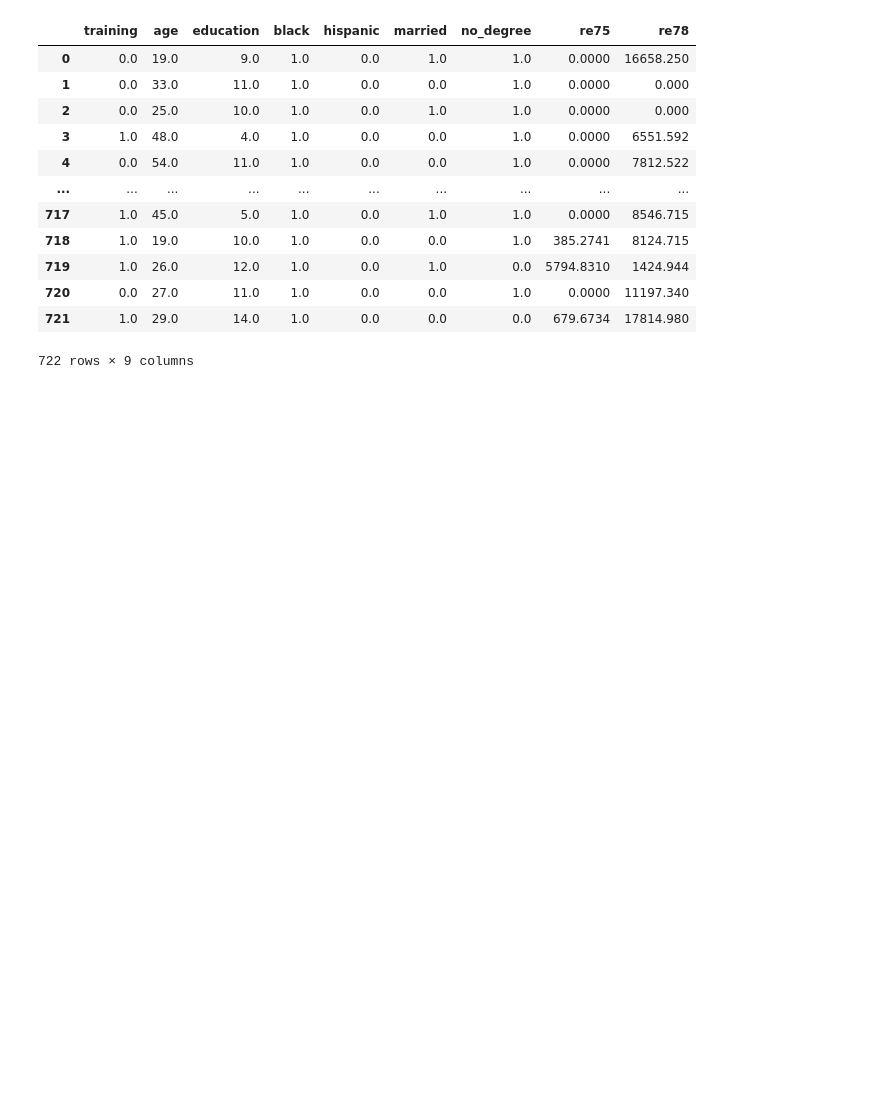
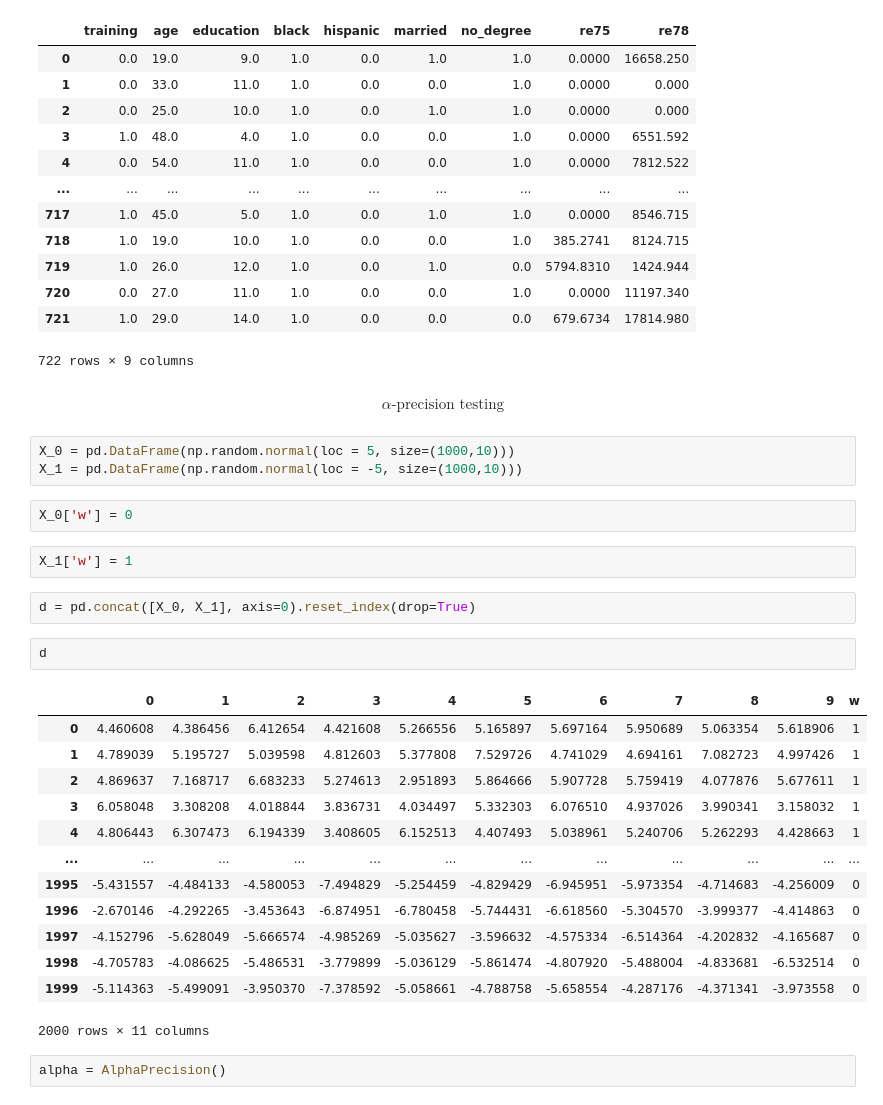
Before and after one commit to harrya32/causal_synthetic_data, a Jupyter notebook: Experiments/Experiments.ipynb, the cells around one changed output. Drawn from its saved outputs; the diff is of its cells as text; blank space fills up the shorter version.

Commit message:
alpha precision failure mode

```diff
--- a/Experiments/Experiments.ipynb
+++ b/Experiments/Experiments.ipynb
@@ -1304,3 +1304,32 @@ jobs
 | 720 | 0.0 | 27.0 | 11.0 | 1.0 | 0.0 | 0.0 | 1.0 | 0.0000 | 11197.340 |
 | 721 | 1.0 | 29.0 | 14.0 | 1.0 | 0.0 | 0.0 | 0.0 | 679.6734 | 17814.980 |
 722 rows × 9 columns
+# %% [markdown]
+$$\alpha \text{-precision testing}$$
+# %%
+X_0 = pd.DataFrame(np.random.normal(loc = 5, size=(1000,10)))
+X_1 = pd.DataFrame(np.random.normal(loc = -5, size=(1000,10)))
+# %%
+X_0['w'] = 0
+# %%
+X_1['w'] = 1
+# %%
+d = pd.concat([X_0, X_1], axis=0).reset_index(drop=True)
+# %%
+d
+# %% [output]
+|  | 0 | 1 | 2 | 3 | 4 | 5 | 6 | 7 | 8 | 9 | w |
+| 0 | 4.460608 | 4.386456 | 6.412654 | 4.421608 | 5.266556 | 5.165897 | 5.697164 | 5.950689 | 5.063354 | 5.618906 | 1 |
+| 1 | 4.789039 | 5.195727 | 5.039598 | 4.812603 | 5.377808 | 7.529726 | 4.741029 | 4.694161 | 7.082723 | 4.997426 | 1 |
+| 2 | 4.869637 | 7.168717 | 6.683233 | 5.274613 | 2.951893 | 5.864666 | 5.907728 | 5.759419 | 4.077876 | 5.677611 | 1 |
+| 3 | 6.058048 | 3.308208 | 4.018844 | 3.836731 | 4.034497 | 5.332303 | 6.076510 | 4.937026 | 3.990341 | 3.158032 | 1 |
+| 4 | 4.806443 | 6.307473 | 6.194339 | 3.408605 | 6.152513 | 4.407493 | 5.038961 | 5.240706 | 5.262293 | 4.428663 | 1 |
+| ... | ... | ... | ... | ... | ... | ... | ... | ... | ... | ... | ... |
+| 1995 | -5.431557 | -4.484133 | -4.580053 | -7.494829 | -5.254459 | -4.829429 | -6.945951 | -5.973354 | -4.714683 | -4.256009 | 0 |
+| 1996 | -2.670146 | -4.292265 | -3.453643 | -6.874951 | -6.780458 | -5.744431 | -6.618560 | -5.304570 | -3.999377 | -4.414863 | 0 |
+| 1997 | -4.152796 | -5.628049 | -5.666574 | -4.985269 | -5.035627 | -3.596632 | -4.575334 | -6.514364 | -4.202832 | -4.165687 | 0 |
+| 1998 | -4.705783 | -4.086625 | -5.486531 | -3.779899 | -5.036129 | -5.861474 | -4.807920 | -5.488004 | -4.833681 | -6.532514 | 0 |
+| 1999 | -5.114363 | -5.499091 | -3.950370 | -7.378592 | -5.058661 | -4.788758 | -5.658554 | -4.287176 | -4.371341 | -3.973558 | 0 |
+2000 rows × 11 columns
+# %%
+alpha = AlphaPrecision()
```
Also changed, not shown: parts of 16 cells of this notebook, 34 other files.
